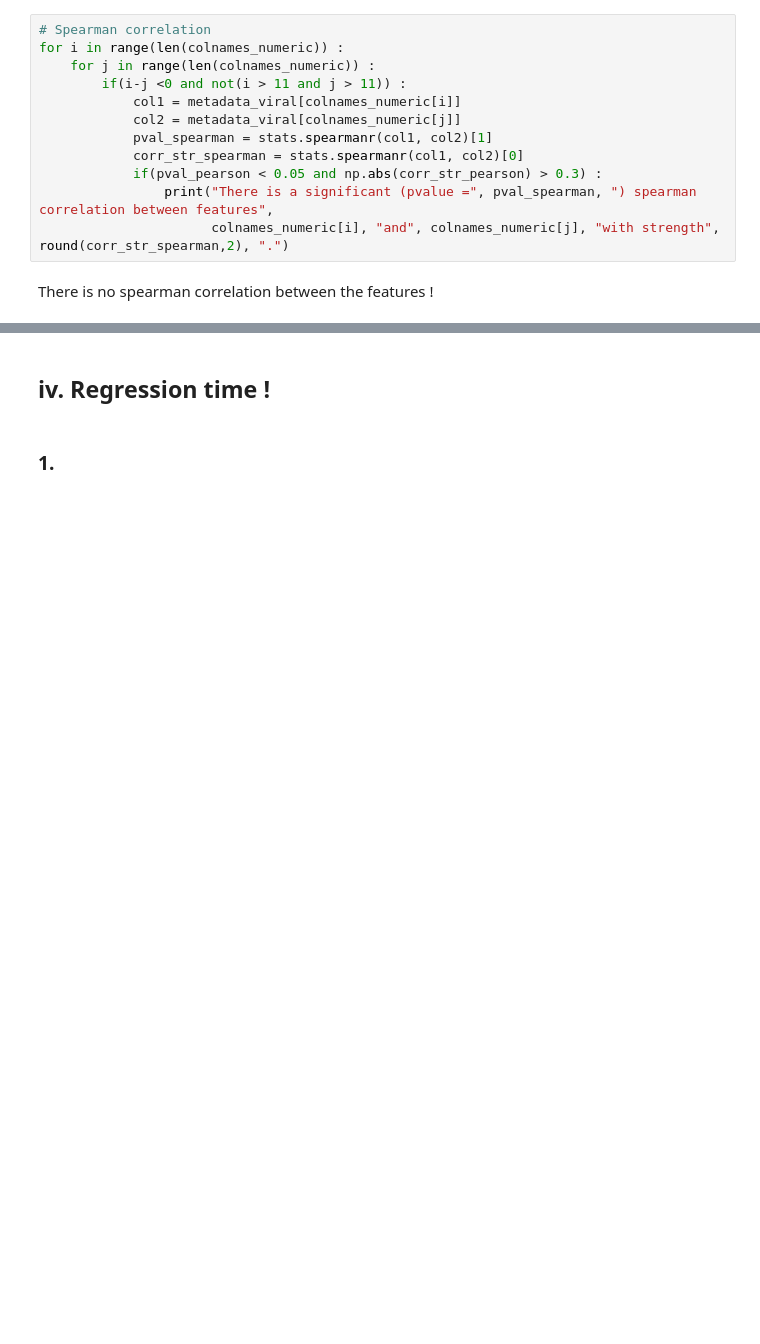
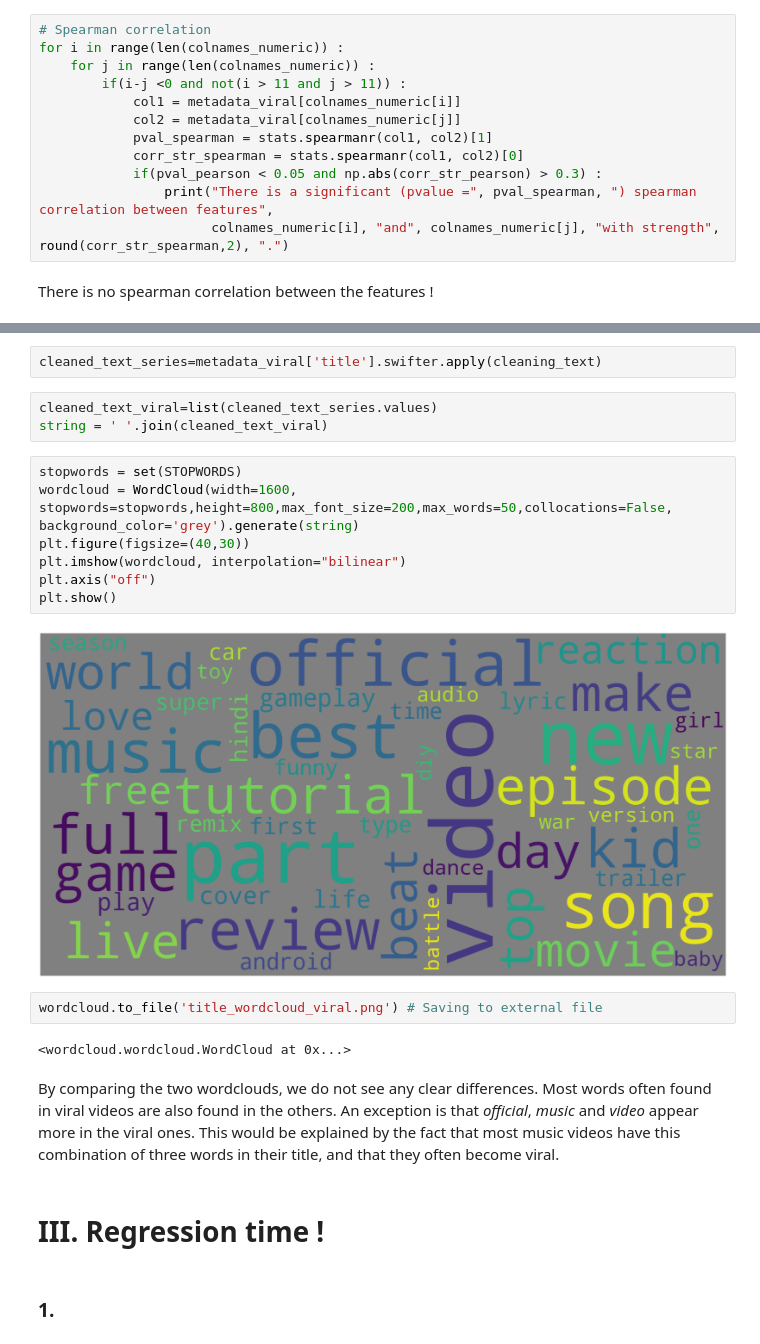
Before and after one commit to epfl-ada/ada-2022-project-fraisetagadaofficial, a Jupyter notebook: FraiseTagADAofficial-Milestone-3.ipynb, the cells around one changed output, grey strips where cells are left out. Saved outputs shown, nothing was run; the diff lists cells and outputs as text; blank space fills up the shorter version.

```diff
--- a/FraiseTagADAofficial-Milestone-3.ipynb
+++ b/FraiseTagADAofficial-Milestone-3.ipynb
@@ -1198,5 +1296,25 @@ There is no spearman correlation between the features !
+# %%
+cleaned_text_series=metadata_viral['title'].swifter.apply(cleaning_text)
+# %%
+cleaned_text_viral=list(cleaned_text_series.values)
+string = ' '.join(cleaned_text_viral)
+# %%
+stopwords = set(STOPWORDS)
+wordcloud = WordCloud(width=1600, stopwords=stopwords,height=800,max_font_size=200,max_words=50,collocations=False, background_color='grey').generate(string)
+plt.figure(figsize=(40,30))
+plt.imshow(wordcloud, interpolation="bilinear")
+plt.axis("off")
+plt.show()
+# %% [output]
+[figure, added]
+# %%
+wordcloud.to_file('title_wordcloud_viral.png') # Saving to external file
+# %% [output]
+<wordcloud.wordcloud.WordCloud at 0x...>
+# %% [markdown]
+By comparing the two wordclouds, we do not see any clear differences. Most words often found in viral videos are also found in the others. An exception is that _official_, _music_ and _video_ appear more in the viral ones. This would be explained by the fact that most music videos have this combination of three words in their title, and that they often become viral.
 # %% [markdown]
-## iv. Regression time !
+# III. Regression time ! <a name="III"></a>
 # %% [markdown]
 ### 1.
 # %% [markdown]
```
Also changed, not shown: parts of 38 cells of this notebook.
